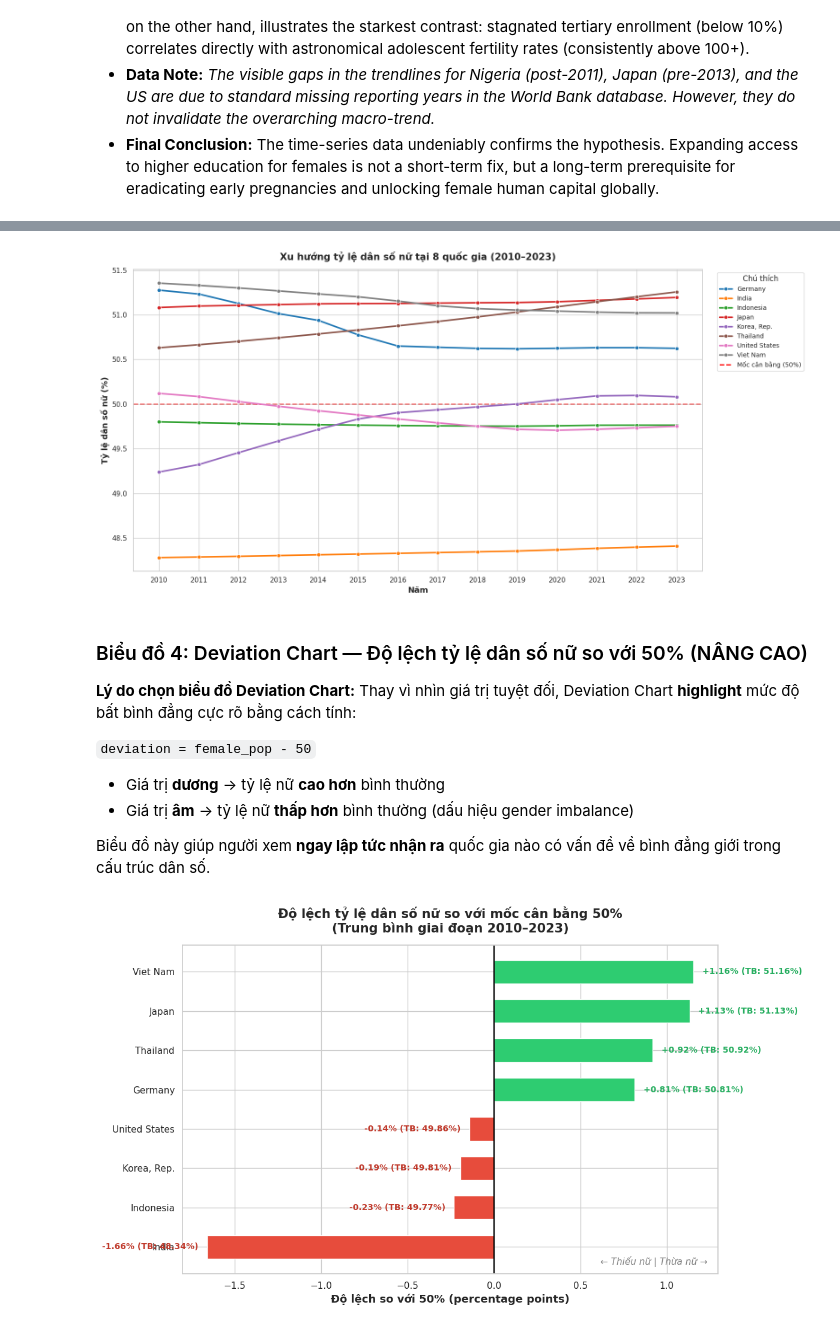
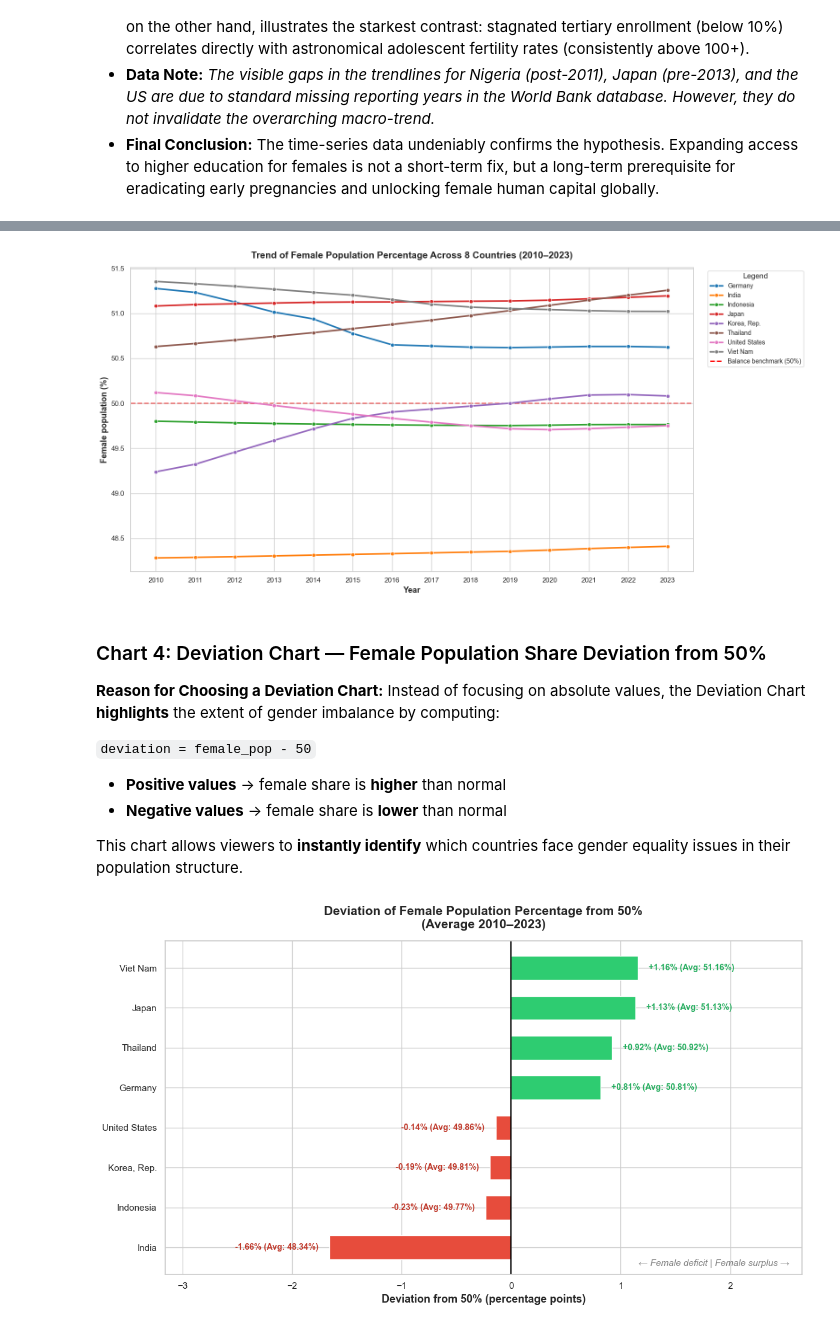
Before and after one commit to n3sfan/DataVis-Lab2, a Jupyter notebook: Notebook/Cau31.ipynb, the cells around one changed output, grey strips where cells are left out. Drawn from its saved outputs; the diff is of its cells as text; code cells hidden in the pictures.

```diff
--- a/Notebook/Cau31.ipynb
+++ b/Notebook/Cau31.ipynb
@@ -501,5 +501,5 @@ Biến `SP.POP.TOTL.FE.ZS` phản ánh trực tiếp **cấu trúc giới** củ
 # %%
-# ====== BIỂU ĐỒ 3: LINE CHART — Tỷ lệ dân số nữ theo thời gian ======
+# ====== CHART 3: LINE CHART — Female Population Percentage Over Time ======
 
 pop_df = scatter_df.copy()
 
@@ -515,73 +515,78 @@ ax = sns.lineplot(
     linewidth=2.5
 )
 
-# Đường chuẩn 50%
-ax.axhline(y=50, color='red', linestyle='--', linewidth=2, label='Mốc cân bằng (50%)', zorder=0)
+# Reference line at 50%
+ax.axhline(y=50, color='red', linestyle='--', linewidth=2, label='Balance benchmark (50%)', zorder=0)
 
-plt.title('Xu hướng tỷ lệ dân số nữ tại 8 quốc gia (2010–2023)',
+plt.title('Trend of Female Population Percentage Across 8 Countries (2010–2023)',
           fontsize=15, fontweight='bold', pad=15)
-plt.xlabel('Năm', fontsize=13, fontweight='bold')
-plt.ylabel('Tỷ lệ dân số nữ (%)', fontsize=13, fontweight='bold')
+plt.xlabel('Year', fontsize=13, fontweight='bold')
+plt.ylabel('Female population (%)', fontsize=13, fontweight='bold')
 plt.xticks(range(2010, 2024))
 
 handles, labels = ax.get_legend_handles_labels()
-ax.legend(handles=handles, labels=labels, title='Chú thích',
+ax.legend(handles=handles, labels=labels, title='Legend',
           bbox_to_anchor=(1.02, 1), loc='upper left', fontsize=10)
 
 plt.tight_layout()
 plt.show()
 # %% [output]
-[figure, old version]
+[figure, new version]
 # %% [markdown]
-### Biểu đồ 4: Deviation Chart — Độ lệch tỷ lệ dân số nữ so với 50% (NÂNG CAO)
+### Chart 4: Deviation Chart — Female Population Share Deviation from 50%
 
-**Lý do chọn biểu đồ Deviation Chart:**
-Thay vì nhìn giá trị tuyệt đối, Deviation Chart **highlight** mức độ bất bình đẳng cực rõ bằng cách tính:
+**Reason for Choosing a Deviation Chart:**
+Instead of focusing on absolute values, the Deviation Chart **highlights** the extent of gender imbalance by computing:
 
 `deviation = female_pop - 50`
 
-- Giá trị **dương** → tỷ lệ nữ **cao hơn** bình thường
-- Giá trị **âm** → tỷ lệ nữ **thấp hơn** bình thường (dấu hiệu gender imbalance)
+- **Positive values** → female share is **higher** than normal
+- **Negative values** → female share is **lower** than normal
 
-Biểu đồ này giúp người xem **ngay lập tức nhận ra** quốc gia nào có vấn đề về bình đẳng giới trong cấu trúc dân số.
+This chart allows viewers to **instantly identify** which countries face gender equality issues in their population structure.
 # %%
-# ====== BIỂU ĐỒ 4: DEVIATION CHART — Độ lệch so với 50% ======
+# ====== CHART 4: DEVIATION CHART — Deviation from 50% ======
 
-# Tính deviation trung bình giai đoạn 2010-2023 cho mỗi quốc gia
+# Calculate average deviation over 2010-2023 for each country
 dev_df = pop_df.groupby('Country Name')['female_pop'].mean().reset_index()
 dev_df['deviation'] = dev_df['female_pop'] - 50
 dev_df = dev_df.sort_values('deviation', ascending=True).reset_index(drop=True)
 
 fig, ax = plt.subplots(figsize=(12, 7))
 
-# Vẽ thanh deviation
+# Draw deviation bars
 colors = ['#e74c3c' if d < 0 else '#2ecc71' for d in dev_df['deviation']]
 bars = ax.barh(dev_df['Country Name'], dev_df['deviation'], color=colors, height=0.6, edgecolor='white')
 
-# Đường mốc 0
+# Zero reference line
 ax.axvline(x=0, color='black', linewidth=1.5, linestyle='-')
 
-# Ghi chú giá trị
+# Annotate values
 for i, (val, fem) in enumerate(zip(dev_df['deviation'], dev_df['female_pop'])):
     sign = '+' if val >= 0 else ''
-    ax.text(val + (0.05 if val >= 0 else -0.05), i,
-            f'{sign}{val:.2f}% (TB: {fem:.2f}%)',
+    ax.text(val + (0.1 if val >= 0 else -0.1), i,
+            f'{sign}{val:.2f}% (Avg: {fem:.2f}%)',
             va='center', ha='left' if val >= 0 else 'right',
             fontsize=10, fontweight='bold',
             color='#27ae60' if val >= 0 else '#c0392b')
 
-plt.title('Độ lệch tỷ lệ dân số nữ so với mốc cân bằng 50%\n(Trung bình giai đoạn 2010–2023)',
+plt.title('Deviation of Female Population Percentage from 50%\n(Average 2010–2023)',
           fontsize=15, fontweight='bold', pad=15)
-plt.xlabel('Độ lệch so với 50% (percentage points)', fontsize=13, fontweight='bold')
+plt.xlabel('Deviation from 50% (percentage points)', fontsize=13, fontweight='bold')
 plt.ylabel('')
 
-# Thêm annotation
-ax.text(0.98, 0.02, '← Thiếu nữ | Thừa nữ →',
+# Extend x-axis to avoid overlap with labels
+x_min = dev_df['deviation'].min()
+x_max = dev_df['deviation'].max()
+ax.set_xlim(x_min - 1.5, x_max + 1.5)
+
+# Add annotation
+ax.text(0.98, 0.02, '← Female deficit | Female surplus →',
         transform=ax.transAxes, fontsize=11, ha='right', va='bottom',
         style='italic', color='gray')
 
 plt.tight_layout()
 plt.show()
 # %% [output]
-[figure, old version]
+[figure, new version]
 # %% [markdown]
```
Also changed, not shown: parts of 12 cells of this notebook.
